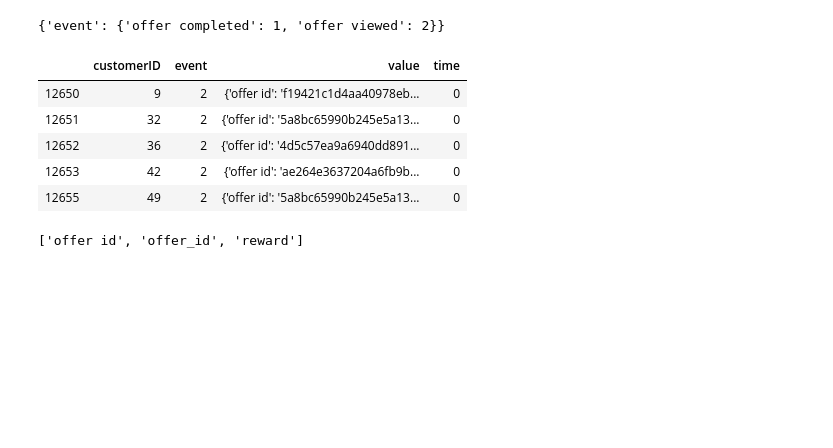
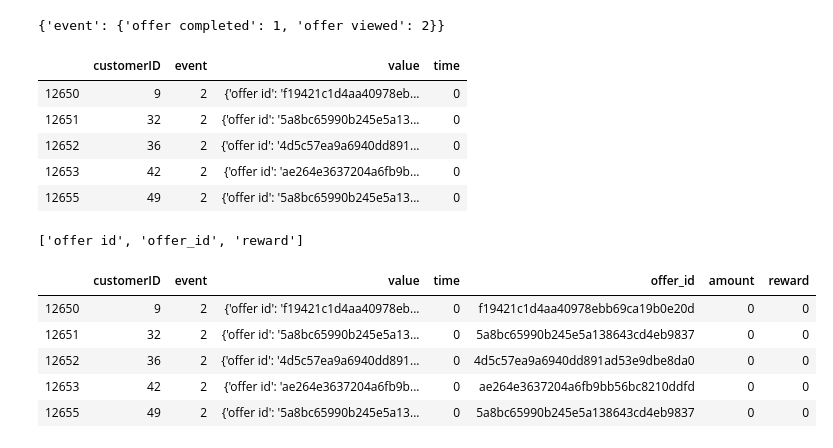
Before and after one commit to alserranor/StarbucksPromotion, a Jupyter notebook: Starbucks.ipynb, the cells around one changed output. Cells and saved outputs as stored; diff of their text form; code cells hidden in the pictures; blank space fills up the shorter version.

```diff
--- a/Starbucks.ipynb
+++ b/Starbucks.ipynb
@@ -706,0 +696,24 @@ print(valKeys)
+# %%
+# Initialise each key to force data types
+dfTranscript['offer_id'] = ''
+dfTranscript['amount'] = 0
+dfTranscript['reward'] = 0
+# %%
+# Separate value keys into different columns
+for ix, val in dfTranscript.iterrows():
+    for k in val['value']:
+        if k == 'offer_id' or k == 'offer id':
+            dfTranscript.at[ix, 'offer_id'] = val['value'][k]
+        elif k == 'amount':
+            dfTranscript.at[ix, 'amount'] = val['value'][k]
+        elif k == 'reward':
+            dfTranscript.at[ix, 'reward'] = val['value'][k]
+# %%
+dfTranscript.head()
+# %% [output]
+|  | customerID | event | value | time | offer_id | amount | reward |
+| 12650 | 9 | 2 | {'offer id': 'f19421c1d4aa40978eb... | 0 | f19421c1d4aa40978ebb69ca19b0e20d | 0 | 0 |
+| 12651 | 32 | 2 | {'offer id': '5a8bc65990b245e5a13... | 0 | 5a8bc65990b245e5a138643cd4eb9837 | 0 | 0 |
+| 12652 | 36 | 2 | {'offer id': '4d5c57ea9a6940dd891... | 0 | 4d5c57ea9a6940dd891ad53e9dbe8da0 | 0 | 0 |
+| 12653 | 42 | 2 | {'offer id': 'ae264e3637204a6fb9b... | 0 | ae264e3637204a6fb9bb56bc8210ddfd | 0 | 0 |
+| 12655 | 49 | 2 | {'offer id': '5a8bc65990b245e5a13... | 0 | 5a8bc65990b245e5a138643cd4eb9837 | 0 | 0 |
```
Also changed, not shown: parts of 16 cells of this notebook.
